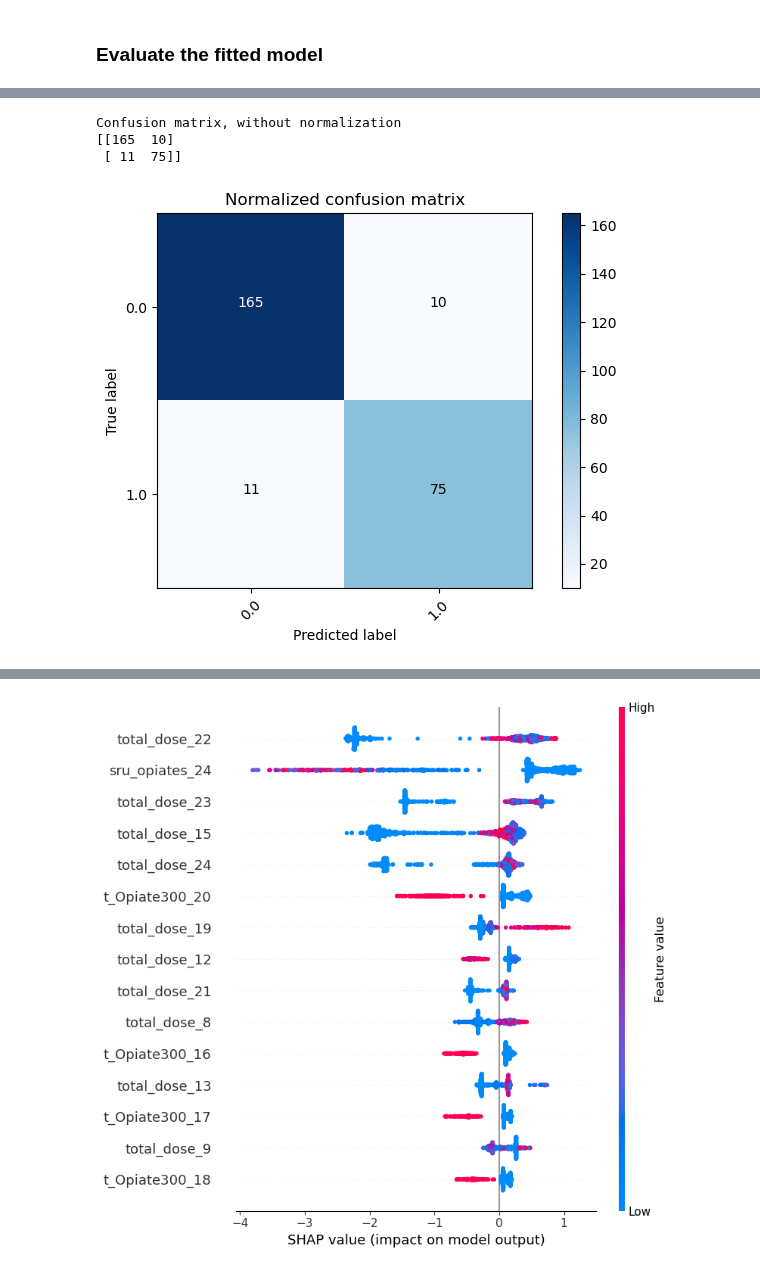
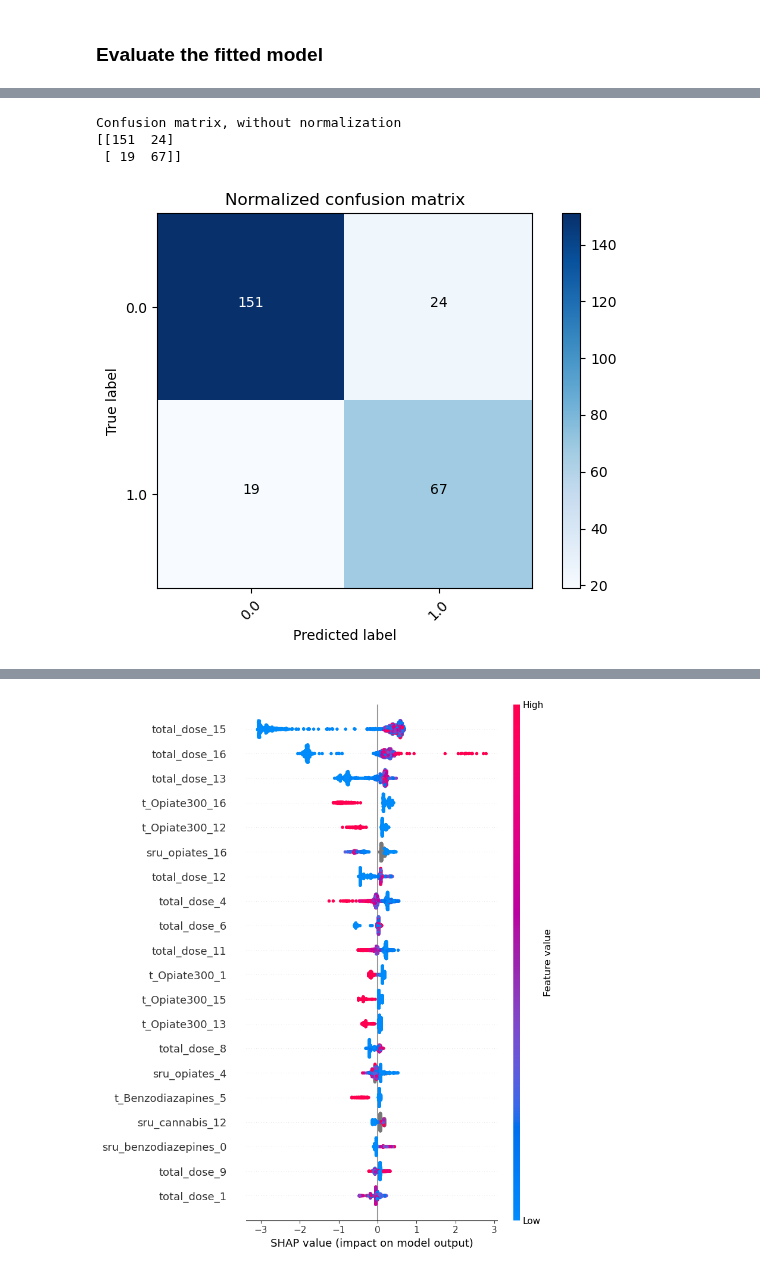
Before and after one commit to DanHerman212/oud_treatment_outcome, a Jupyter notebook: notebooks/Level_3_machine_learning/3_XGBoost_Classifier_Final.ipynb, the cells around one changed output, grey strips where cells are left out. Saved outputs shown, nothing was run; the diff lists cells and outputs as text; code cells hidden in the pictures.

Commit message:
updated data and notebooks

```diff
--- a/notebooks/Level_3_machine_learning/3_XGBoost_Classifier_Final.ipynb
+++ b/notebooks/Level_3_machine_learning/3_XGBoost_Classifier_Final.ipynb
@@ -10,8 +10,8 @@ warnings.filterwarnings('ignore')
 # %% [markdown]
 # Import the data
 # %%
-data = pd.read_csv('/Users/danherman/Desktop/oud_treatment_outcome/data/clean_data/machine_learning_data/data.csv')
-test_data = pd.read_csv('/Users/danherman/Desktop/oud_treatment_outcome/data/clean_data/machine_learning_data/test_data.csv')
+data = pd.read_csv('/Users/danherman/Desktop/oud_treatment_outcome/data/clean_data/machine_learning_data/data4m.csv')
+test_data = pd.read_csv('/Users/danherman/Desktop/oud_treatment_outcome/data/clean_data/machine_learning_data/test_data4m.csv')
 # %%
 data.shape, test_data.shape
 # %% [output]
@@ -159,7 +150,7 @@ for mean, std, params in zip(means, stds, grid_search.cv_results_['params']):
 0.000 (+/-0.000) for {'learning_rate': 0.001, 'n_estimators': 300}
 # %%
 #refit model with all data
-clf = XGBClassifier(n_estimators=200,
+clf = XGBClassifier(n_estimators=150,
                     max_depth=3,
                      learning_rate=0.1,
                      n_jobs=8,
@@ -336,9 +327,9 @@ plot_confusion_matrix(conf, classes=class_names, normalize=False,
 plt.show()
 # %% [output]
 Confusion matrix, without normalization
-[[165  10]
- [ 11  75]]
+[[151  24]
+ [ 19  67]]
-[figure, old version]
+[figure, new version]
 # %%
 import shap
 
@@ -350,9 +341,9 @@ shap_values = explainer.shap_values(X_train)
 [interactive output not drawn]
 # %%
 # # shap.force_plot(explainer.expected_value, shap_values, X_smt)
-shap.summary_plot(shap_values, X_train, feature_names = X_train.columns,  max_display=15, plot_type="dot")
+shap.summary_plot(shap_values, X_train, feature_names = X_train.columns,  max_display=20, plot_type="dot")
 # %% [output]
-[figure, old version]
+[figure, new version]
 # %%
 # create shap beeswarm plot
 shap.summary_plot(shap_values, X_train, plot_type="bar", max_display=10)
```
Also changed, not shown: parts of 14 cells of this notebook, 22 other files.
